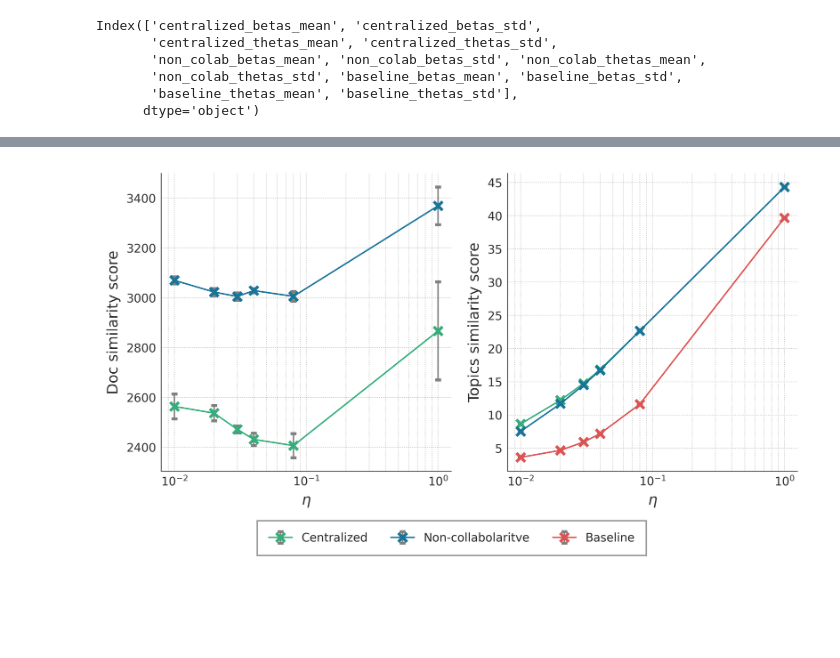
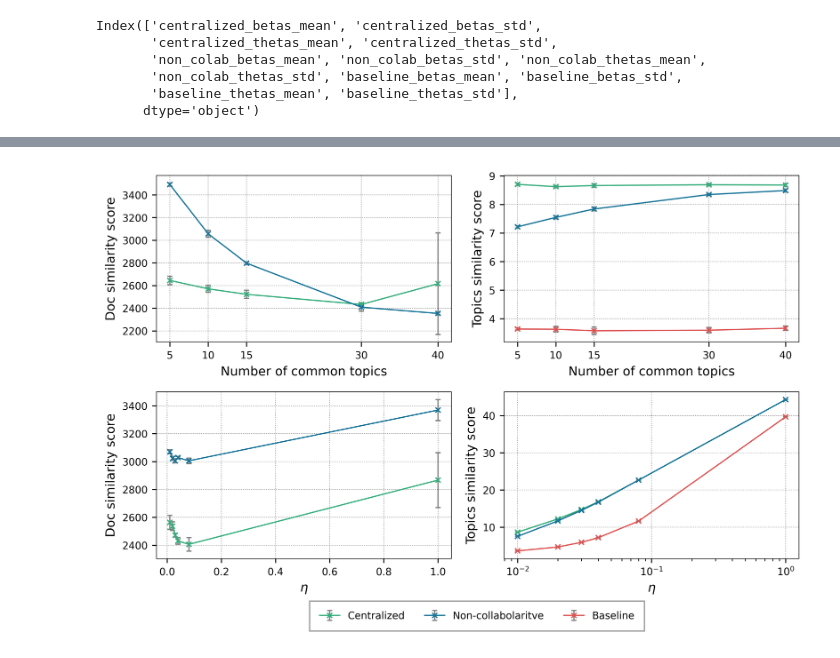
Before and after one commit to Nemesis1303/gFedNTM, a Jupyter notebook: notebooks/Get graphs paper.ipynb, the cells around one changed output, grey strips where cells are left out. Drawn from its saved outputs; the diff is of its cells as text; code cells hidden in the pictures; blank space fills up the shorter version.

Commit message:
finished notebook with experiments

```diff
--- a/notebooks/Get graphs paper.ipynb
+++ b/notebooks/Get graphs paper.ipynb
@@ -48,7 +48,7 @@ plt.rcParams.update({
 
     # Lines
    'lines.linewidth': 1.0, # set the default linewidth for plot lines to 1.0 points
-   'lines.markersize': 6, # set the default marker size for plot markers to 6 points
+   'lines.markersize': 4, # set the default marker size for plot markers to 6 points
 
     'axes.labelsize': 10, # set the font size of the axis labels to 10 points
     'axes.titlesize': 12, # set the font size of the plot title to 12 points
@@ -57,6 +57,7 @@ plt.rcParams.update({
 })
 # %%
 results_etas = pathlib.Path("/export/usuarios_ml4ds/lbartolome/gFedNTM/experiments_centralized/eta_variable/results.pickle")
+results_frozen = pathlib.Path("/export/usuarios_ml4ds/lbartolome/gFedNTM/experiments_centralized/frozen_variable/results.pickle")
 # %%
 with open(results_etas, 'rb') as f:
     df_etas = pickle.load(f)
@@ -71,3 +72,6 @@ df_etas
 | 0.04 | 16.826733 | 0.052789 | 2431.219036 | 24.648422 | ... |
 | 0.08 | 22.667388 | 0.034978 | 2406.297419 | 48.406631 | ... |
 | 1.00 | 44.312014 | 0.016840 | 2866.577898 | 196.607282 | ... |
+# %%
+with open(results_frozen, 'rb') as f:
+    df_frozen = pickle.load(f)
@@ -134,7 +105,16 @@ plt.show()
+# %%
+# select the mean columns for betas and the corresponding std columns
+betas_means2 = df_frozen.filter(regex='betas_mean')
+betas_stds2 = df_frozen.filter(regex='betas_std')
+
+# select the mean columns for thetas and the corresponding std columns
+thetas_means2 = df_frozen.filter(regex='thetas_mean')[['centralized_thetas_mean','non_colab_thetas_mean']]
+thetas_stds2 = df_frozen.filter(regex='thetas_std')[['centralized_thetas_std','non_colab_thetas_std']]
 # %%
 labels = ["Centralized", "Non-collabolaritve", "Baseline"]
 colors = ["#36AE7C", "#187498", "#DD5353"]
-fig, (ax2, ax1) = plt.subplots(1, 2, sharex=True)
+fig, axs = plt.subplots(nrows=2, ncols=2, figsize=(8, 5)) #height of 4 inches and a width of 6 inches
+(ax4, ax3), (ax2, ax1)  = axs
 for col_i in range(len(betas_means.columns)):
     ax1.errorbar(betas_means.index,
                  betas_means[betas_means.columns[col_i]],
@@ -144,40 +124,65 @@ for col_i in range(len(betas_means.columns)):
                  color=colors[col_i],
                  ecolor='gray',
                  capsize=2,
-                 mew=2,
-                 capthick=1,
                  lw=1)
 ax1.set_xscale('log') # set the x-axis to logarithmic scale
 ax1.set_xlabel(r'$\eta$')
 ax1.set_ylabel('Topics similarity score')
 ax1.grid(True) # add a grid
 
 for col_i in range(len(thetas_means.columns)):
     ax2.errorbar(thetas_means.index,
                  thetas_means[thetas_means.columns[col_i]],
                  yerr=thetas_stds[thetas_stds.columns[col_i]],
                  fmt='x-',
                  label=labels[col_i],
                  color=colors[col_i],
                  ecolor='gray',
                  capsize=2,
-                 mew=2,
-                 capthick=1,
                  lw=1)
 ax2.set_xlabel(r'$\eta$')
 ax2.set_ylabel('Doc similarity score')
 ax2.grid(True) # add a grid
 
+for col_i in range(len(betas_means2.columns)):
+    ax3.errorbar(betas_means2.index,
+                 betas_means2[betas_means2.columns[col_i]],
+                 yerr=betas_stds2[betas_stds2.columns[col_i]],
+                 fmt='x-',
+                 label=labels[col_i],
+                 color=colors[col_i],
+                 ecolor='gray',
+                 capsize=2,
+                 lw=1)
+ax3.set_xlabel('Number of common topics')
+ax3.set_xticks(thetas_means2.index.values)
+ax3.set_ylabel('Topics similarity score')
+ax3.grid(True) # add a grid
+
+for col_i in range(len(thetas_means2.columns)):
+    ax4.errorbar(thetas_means2.index,
+                 thetas_means2[thetas_means2.columns[col_i]],
+                 yerr=thetas_stds2[thetas_stds2.columns[col_i]],
+                 fmt='x-',
+                 label=labels[col_i],
+                 color=colors[col_i],
+                 ecolor='gray',
+                 capsize=2,
+                 lw=1)
+ax4.set_xlabel('Number of common topics')
+ax4.set_xticks(thetas_means2.index.values)
+ax4.set_ylabel('Doc similarity score')
+ax4.grid(True) # add a grid
 # Add the legend outside the figure
 handles, labels = ax1.get_legend_handles_labels()
-fig.legend(handles, labels, loc='lower center', bbox_to_anchor=(0.5, -0.1), ncol=3, frameon=True, borderpad=1, labelspacing=1)
+fig.legend(handles, labels, loc='lower center', bbox_to_anchor=(0.535, -0.06), ncol=3, frameon=True, borderpad=1, labelspacing=1)
 for ax in (ax1, ax2):
     ax.grid(True, axis='y')
 
 # Adjust the layout
 plt.tight_layout()
 
 # Show the plot
 plt.show()
 # %% [output]
-[figure, old version]
+[figure, new version]
```
Also changed, not shown: parts of 4 cells of this notebook, 17 other files.
